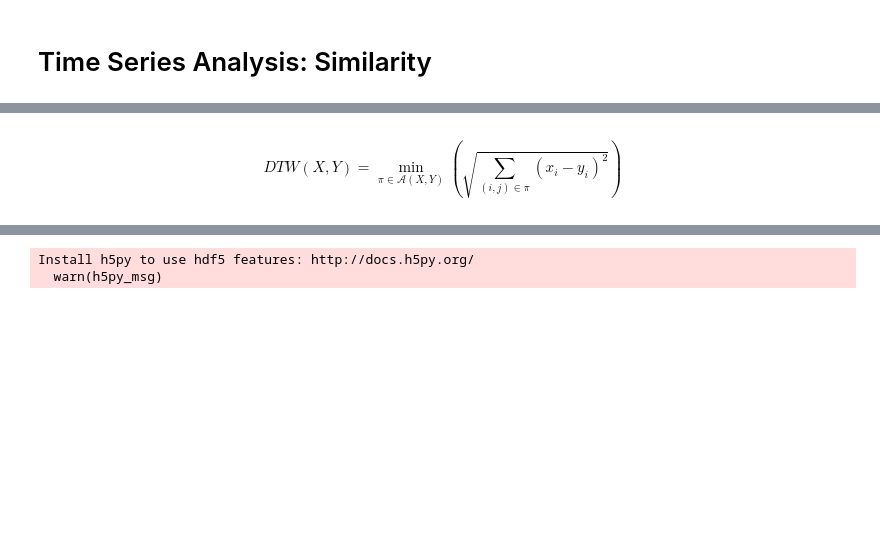
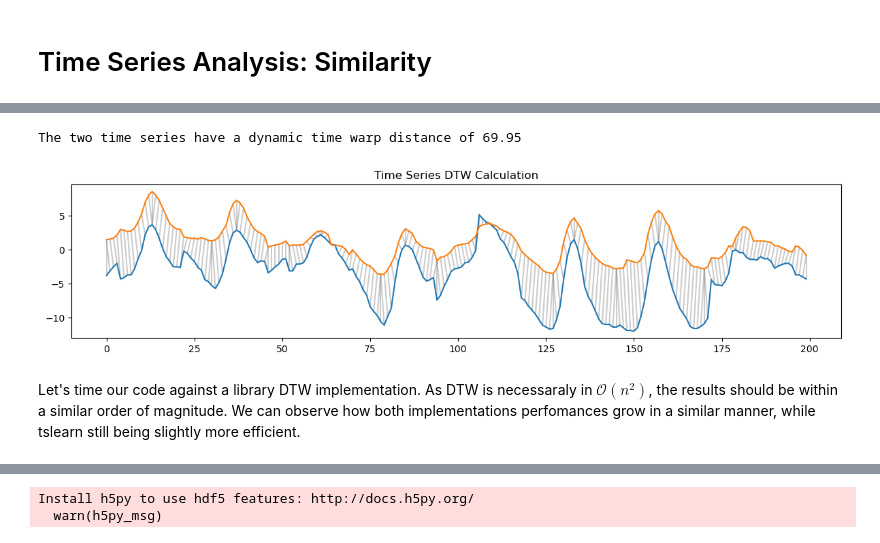
Before and after one commit to moritzspuehler/unibz-tsa-lecture-examples, a Jupyter notebook: tsa03_similarity.ipynb, the cells around one changed output, grey strips where cells are left out. Drawn from its saved outputs; the diff is of its cells as text; code cells hidden in the pictures; blank space fills up the shorter version.

```diff
--- a/tsa03_similarity.ipynb
+++ b/tsa03_similarity.ipynb
@@ -43,3 +79 @@ def euclidian_distance(ts1, ts2):
-# %% [markdown]
-$$DTW(X,Y) = \min_{\pi \in \mathcal{A}(X, Y)} \left( \sqrt{\sum_{(i,j) \in \pi} (x_i - y_i)^2} \right)$$
 # %%
@@ -67,5 +101,24 @@ def dtw_manual(ts1, ts2, constraint):
                                  )
 
     return np.sqrt(C[n, m]) # final distance
+# %%
+# We are using tslearn as it automatically provides the optimal path
+path, dtw_dist = dtw_path(ts_data.iloc[:ts_cutoff, 0].values, ts_data.iloc[:ts_cutoff, 1].values, global_constraint="sakoe_chiba")
+
+print(f"The two time series have a dynamic time warp distance of {dtw_dist:.2f}")
+
+plt.figure(figsize=(12, 3))
+plt.title("Time Series DTW Calculation")
+for i, j in path:
+    plt.plot([i, j], [ts_data.iloc[i, 0], ts_data.iloc[j, 1]], color="gray", alpha=0.4)
+
+plt.plot(ts_data.iloc[:ts_cutoff, :2].values)
+plt.tight_layout()
+plt.show()
+# %% [output]
+The two time series have a dynamic time warp distance of 69.95
+[figure, added]
+# %% [markdown]
+Let's time our code against a library DTW implementation. As DTW is necessaraly in $\mathcal{O}(n^2)$, the results should be within a similar order of magnitude. We can observe how both implementations perfomances grow in a similar manner, while tslearn still being slightly more efficient.
 # %%
 %%time
```
Also changed, not shown: parts of 27 cells of this notebook.
